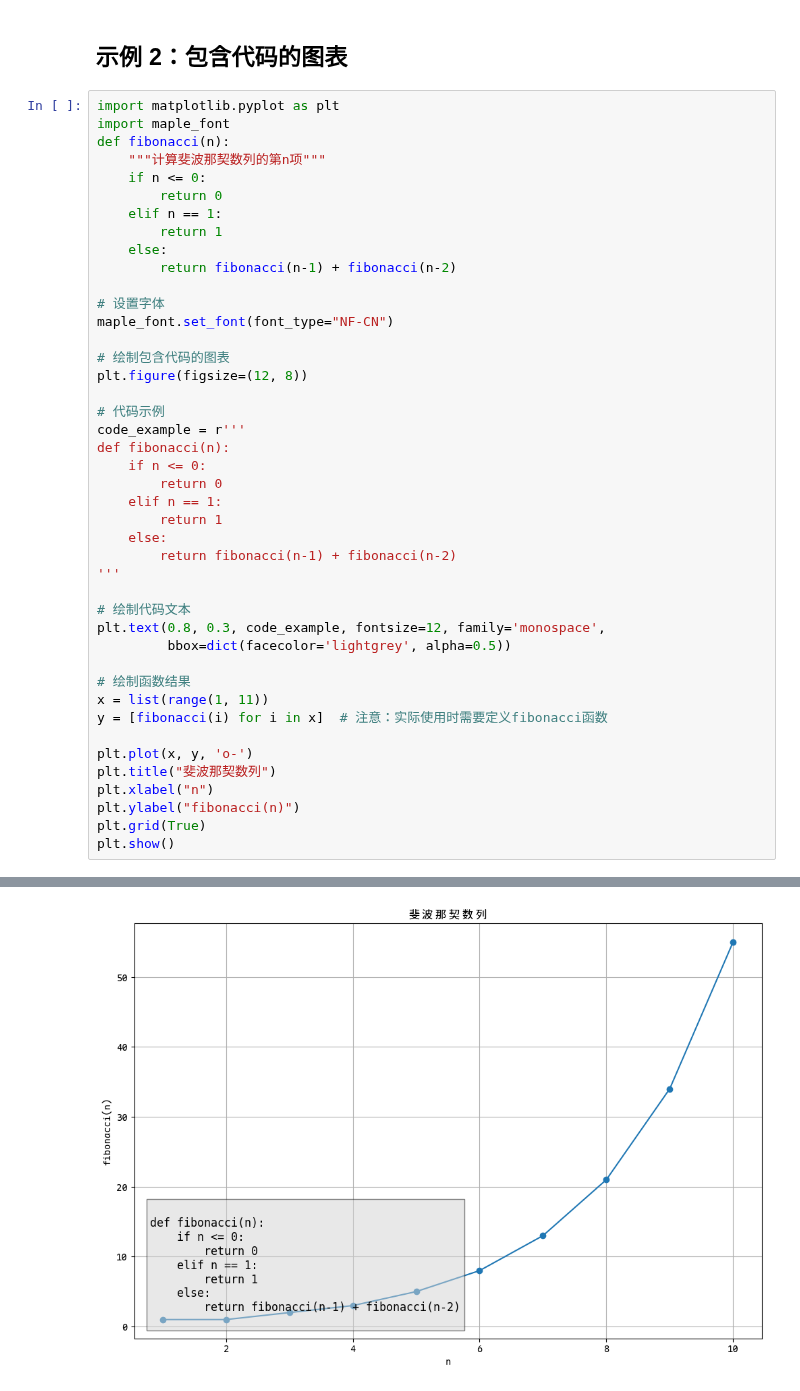
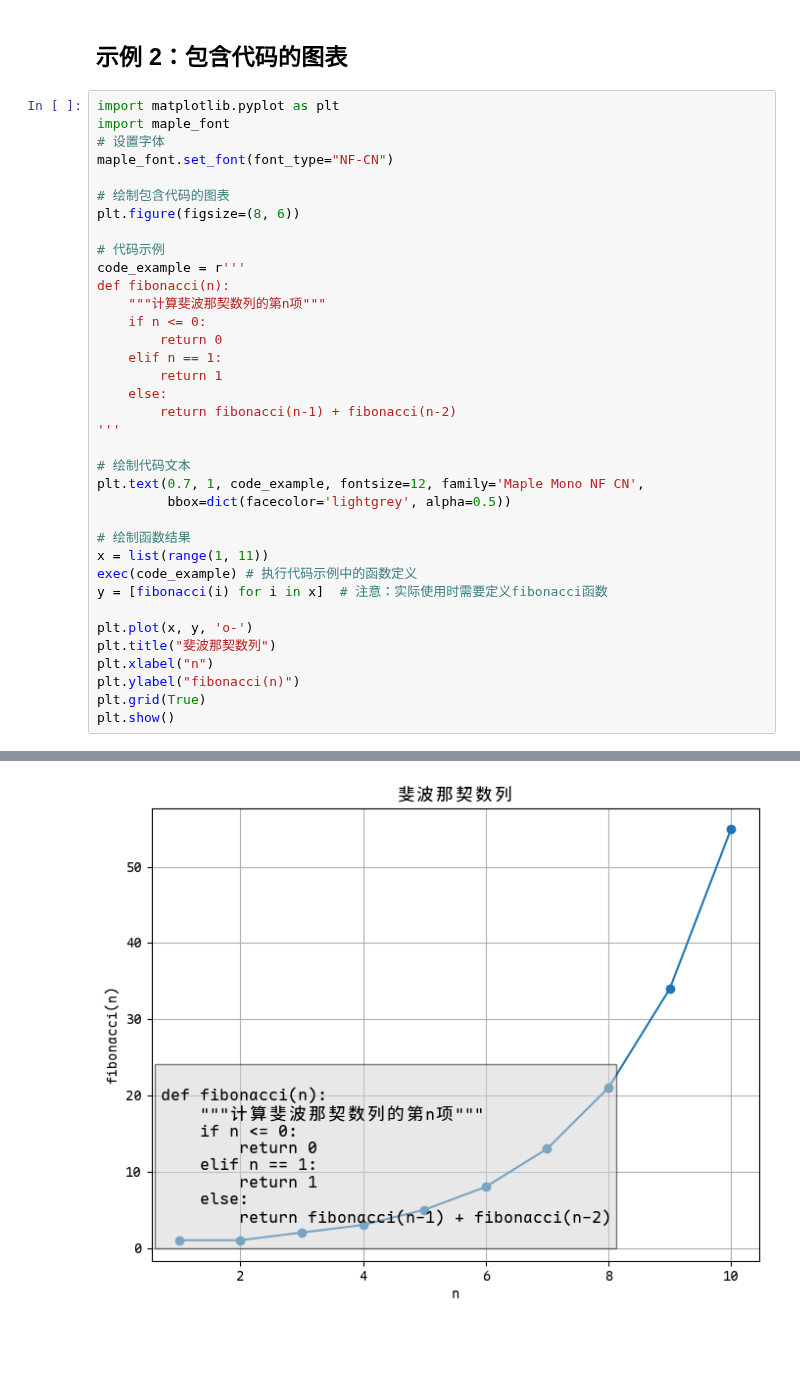
Before and after one commit to xinetzone/tao, a Jupyter notebook: doc/InsightHub/maple-mono/examples.ipynb, the cells around one changed output, grey strips where cells are left out. Drawn from its saved outputs; the diff is of its cells as text; blank space fills up the shorter version.

```diff
--- a/doc/InsightHub/maple-mono/examples.ipynb
+++ b/doc/InsightHub/maple-mono/examples.ipynb
@@ -29,24 +25,16 @@ plt.show()
 # %%
 import matplotlib.pyplot as plt
 import maple_font
-def fibonacci(n):
-    """计算斐波那契数列的第n项"""
-    if n <= 0:
-        return 0
-    elif n == 1:
-        return 1
-    else:
-        return fibonacci(n-1) + fibonacci(n-2)
-
 # 设置字体
 maple_font.set_font(font_type="NF-CN")
 
 # 绘制包含代码的图表
-plt.figure(figsize=(12, 8))
+plt.figure(figsize=(8, 6))
 
 # 代码示例
 code_example = r'''
 def fibonacci(n):
+    """计算斐波那契数列的第n项"""
     if n <= 0:
         return 0
     elif n == 1:
@@ -56,11 +44,12 @@ def fibonacci(n):
 '''
 
 # 绘制代码文本
-plt.text(0.8, 0.3, code_example, fontsize=12, family='monospace',
+plt.text(0.7, 1, code_example, fontsize=12, family='Maple Mono NF CN',
          bbox=dict(facecolor='lightgrey', alpha=0.5))
 
 # 绘制函数结果
 x = list(range(1, 11))
+exec(code_example) # 执行代码示例中的函数定义
 y = [fibonacci(i) for i in x]  # 注意：实际使用时需要定义fibonacci函数
 
 plt.plot(x, y, 'o-')
@@ -74 +62 @@ plt.show()
-[figure, old version]
+[figure, new version]
```
Also changed, not shown: parts of 2 cells of this notebook, 3 other files.
